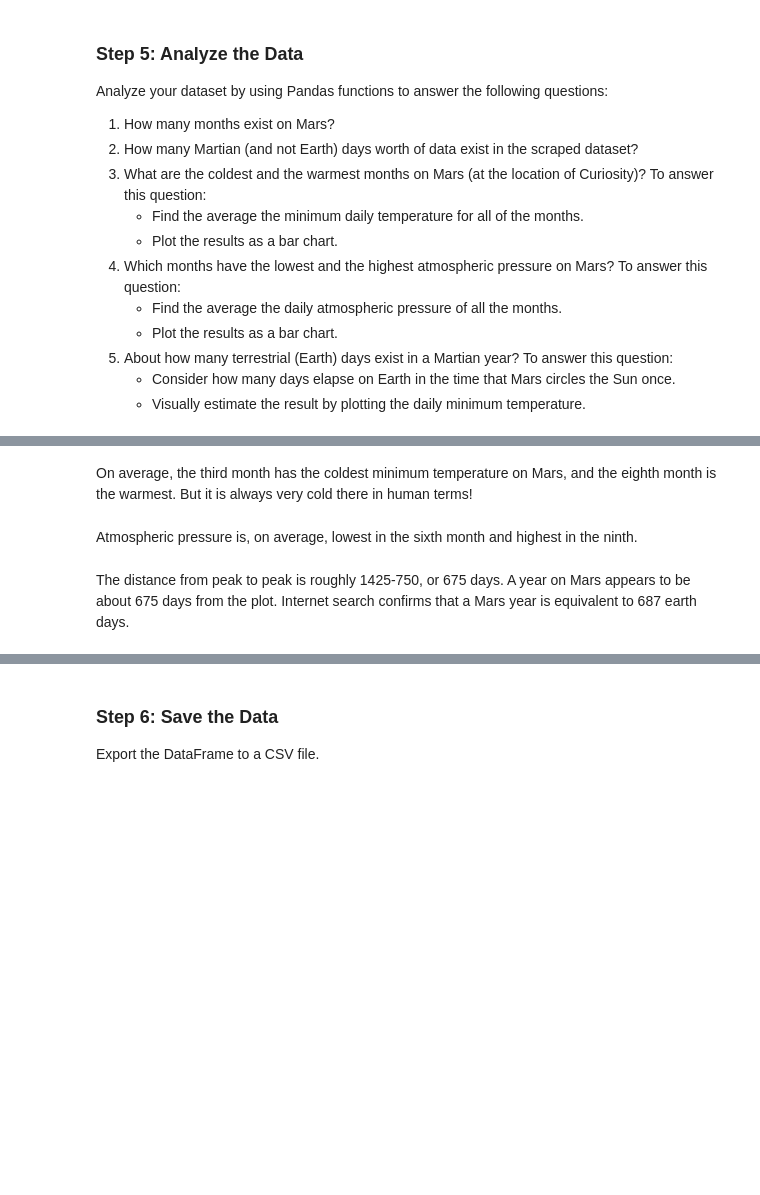
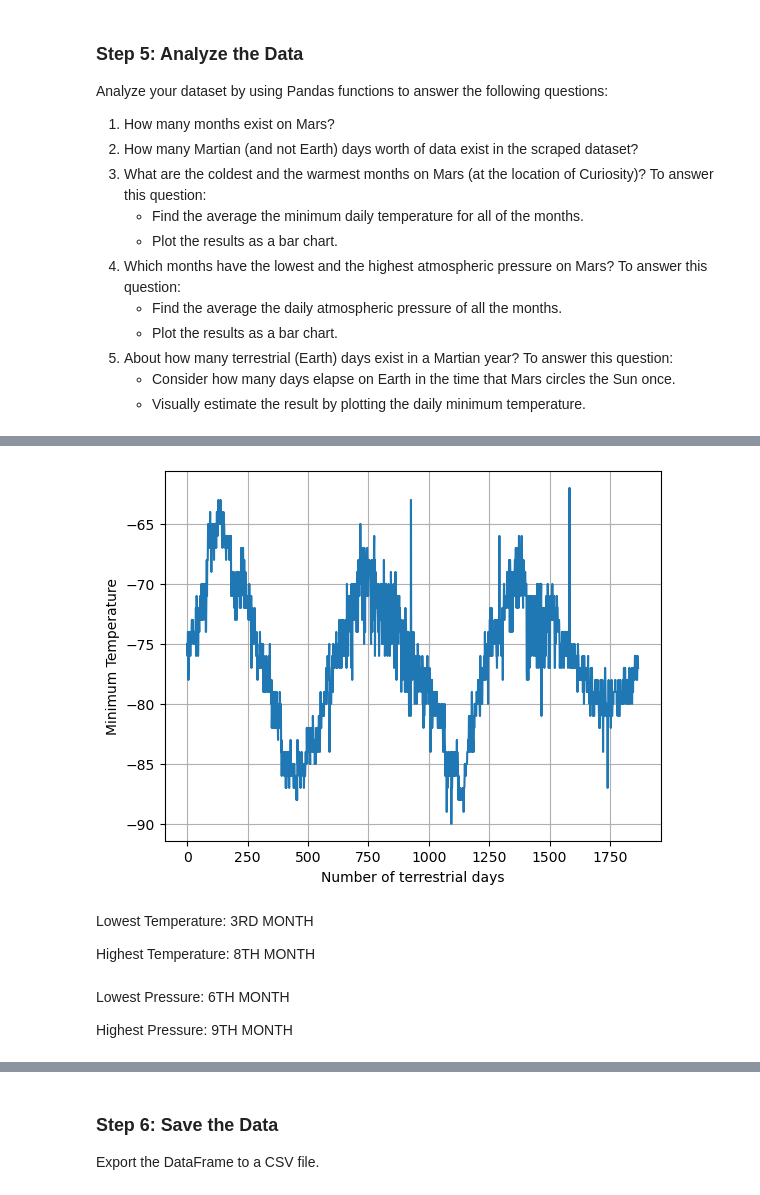
Before and after one commit to daniklafrance/splinter-beautifulsoup_challenge, a Jupyter notebook: part_2_mars_weather.ipynb, the cells around one changed output, grey strips where cells are left out. Saved outputs shown, nothing was run; the diff lists cells and outputs as text; code cells hidden in the pictures; blank space fills up the shorter version.

```diff
--- a/part_2_mars_weather.ipynb
+++ b/part_2_mars_weather.ipynb
@@ -111,8 +237,18 @@ Analyze your dataset by using Pandas functions to answer the following questions
 # %%
 # 5. How many terrestrial (earth) days are there in a Martian year?
+x_axis = np.arange(len(mars_df))
+plt.plot(x_axis, mars_df['min_temp'])
+plt.xlabel('Number of terrestrial days')
+plt.ylabel('Minimum Temperature')
+plt.grid()
+plt.show()
+# %% [output]
+[figure, added]
-# %% [markdown]
-On average, the third month has the coldest minimum temperature on Mars, and the eighth month is the warmest. But it is always very cold there in human terms!
-# %% [markdown]
-Atmospheric pressure is, on average, lowest in the sixth month and highest in the ninth.
-# %% [markdown]
-The distance from peak to peak is roughly 1425-750, or 675 days. A year on Mars appears to be about 675 days from the plot. Internet search confirms that a Mars year is equivalent to 687 earth days.
+# %% [markdown]
+Lowest Temperature: 3RD MONTH
+
+Highest Temperature: 8TH MONTH
+# %% [markdown]
+Lowest Pressure: 6TH MONTH
+
+Highest Pressure: 9TH MONTH
```
Also changed, not shown: parts of 17 cells of this notebook.
